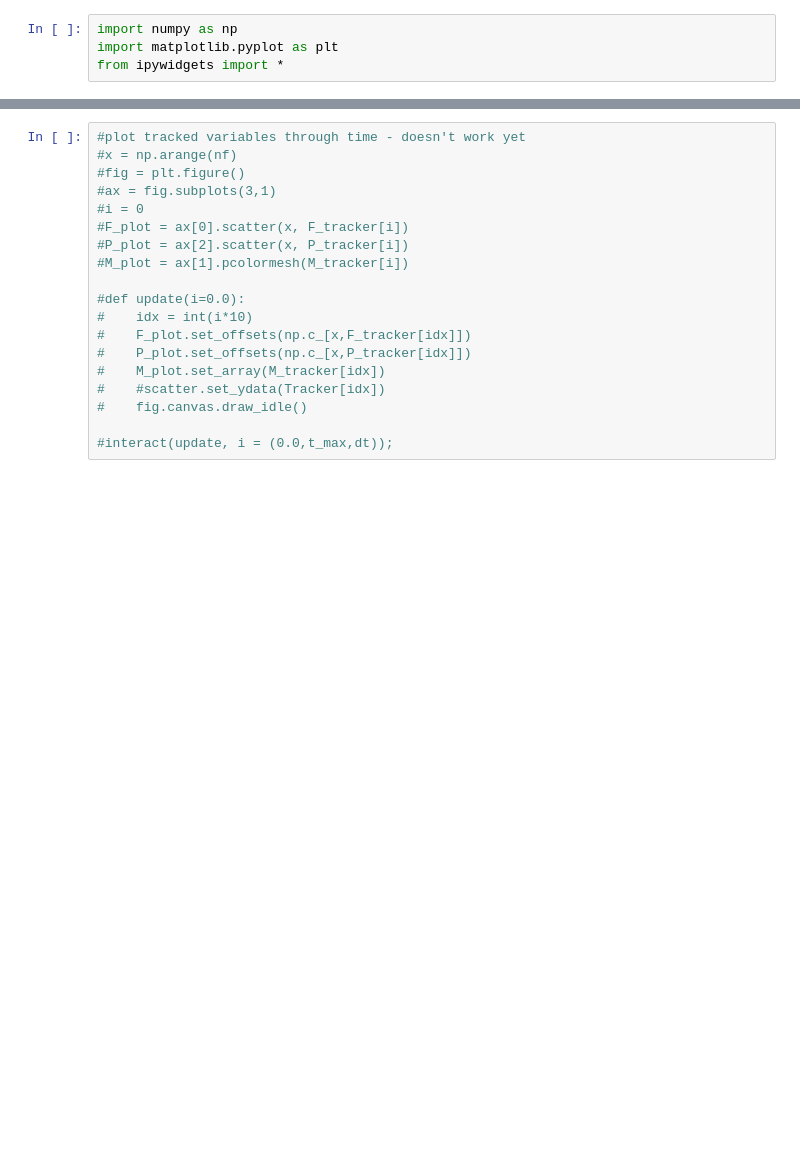
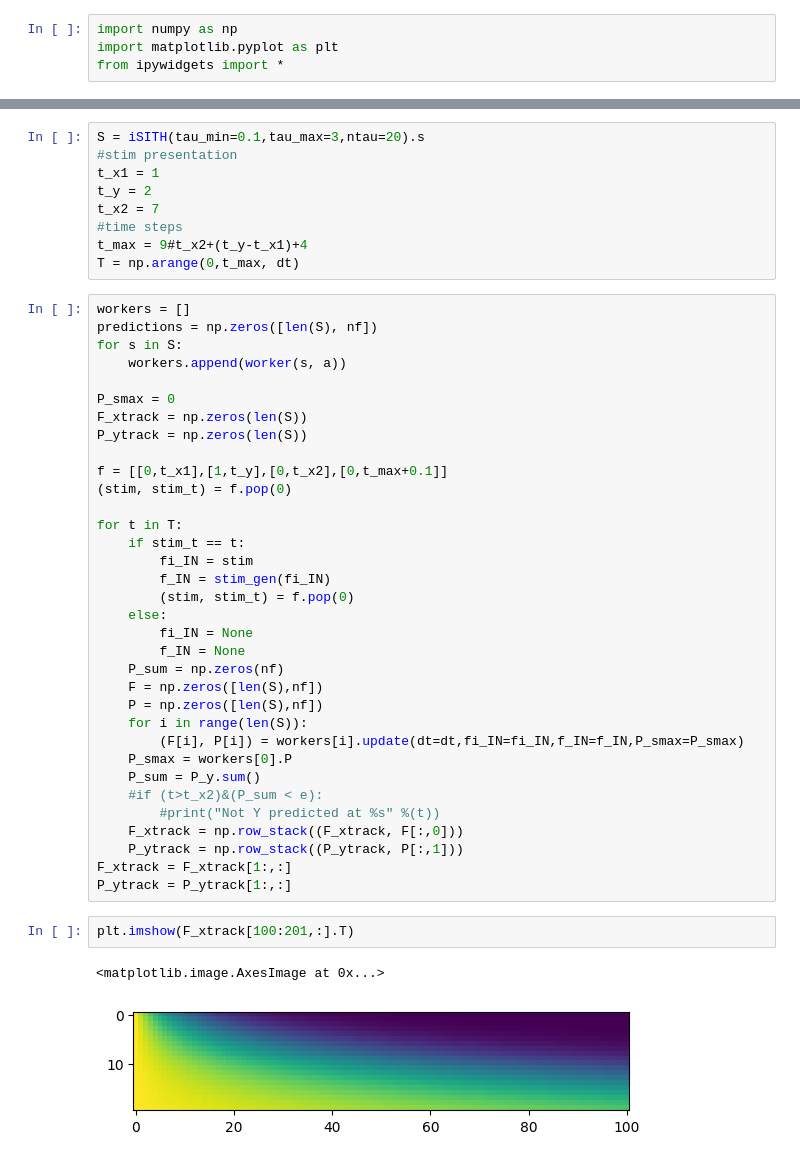
Before and after one commit to advil4rent/frasier, a Jupyter notebook: frasier_1.0.ipynb, the cells around one changed output, grey strips where cells are left out. Saved outputs shown, nothing was run; the diff lists cells and outputs as text; blank space fills up the shorter version.

```diff
--- a/frasier_1.0.ipynb
+++ b/frasier_1.0.ipynb
@@ -219,19 +57,48 @@ Text(10, 20.8, 'Y Predictions')
-# %%
-#plot tracked variables through time - doesn't work yet
-#x = np.arange(nf)
-#fig = plt.figure()
-#ax = fig.subplots(3,1)
-#i = 0
-#F_plot = ax[0].scatter(x, F_tracker[i])
-#P_plot = ax[2].scatter(x, P_tracker[i])
-#M_plot = ax[1].pcolormesh(M_tracker[i])
-
-#def update(i=0.0):
-#    idx = int(i*10)
-#    F_plot.set_offsets(np.c_[x,F_tracker[idx]])
-#    P_plot.set_offsets(np.c_[x,P_tracker[idx]])
-#    M_plot.set_array(M_tracker[idx])
-#    #scatter.set_ydata(Tracker[idx])
-#    fig.canvas.draw_idle()
-
-#interact(update, i = (0.0,t_max,dt));
+# %%
+S = iSITH(tau_min=0.1,tau_max=3,ntau=20).s
+#stim presentation
+t_x1 = 1
+t_y = 2
+t_x2 = 7
+#time steps
+t_max = 9#t_x2+(t_y-t_x1)+4
+T = np.arange(0,t_max, dt)
+# %%
+workers = []
+predictions = np.zeros([len(S), nf])
+for s in S:
+    workers.append(worker(s, a))
+
+P_smax = 0
+F_xtrack = np.zeros(len(S))
+P_ytrack = np.zeros(len(S))
+
+f = [[0,t_x1],[1,t_y],[0,t_x2],[0,t_max+0.1]]
+(stim, stim_t) = f.pop(0)
+
+for t in T:
+    if stim_t == t:
+        fi_IN = stim
+        f_IN = stim_gen(fi_IN)
+        (stim, stim_t) = f.pop(0)
+    else:
+        fi_IN = None
+        f_IN = None
+    P_sum = np.zeros(nf)
+    F = np.zeros([len(S),nf])
+    P = np.zeros([len(S),nf])
+    for i in range(len(S)):
+        (F[i], P[i]) = workers[i].update(dt=dt,fi_IN=fi_IN,f_IN=f_IN,P_smax=P_smax)
+    P_smax = workers[0].P
+    P_sum = P_y.sum()
+    #if (t>t_x2)&(P_sum < e):
+        #print("Not Y predicted at %s" %(t))
+    F_xtrack = np.row_stack((F_xtrack, F[:,0]))
+    P_ytrack = np.row_stack((P_ytrack, P[:,1]))
+F_xtrack = F_xtrack[1:,:]
+P_ytrack = P_ytrack[1:,:]
+# %%
+plt.imshow(F_xtrack[100:201,:].T)
+# %% [output]
+<matplotlib.image.AxesImage at 0x...>
+[figure, added]
```
Also changed, not shown: parts of 14 cells of this notebook.
